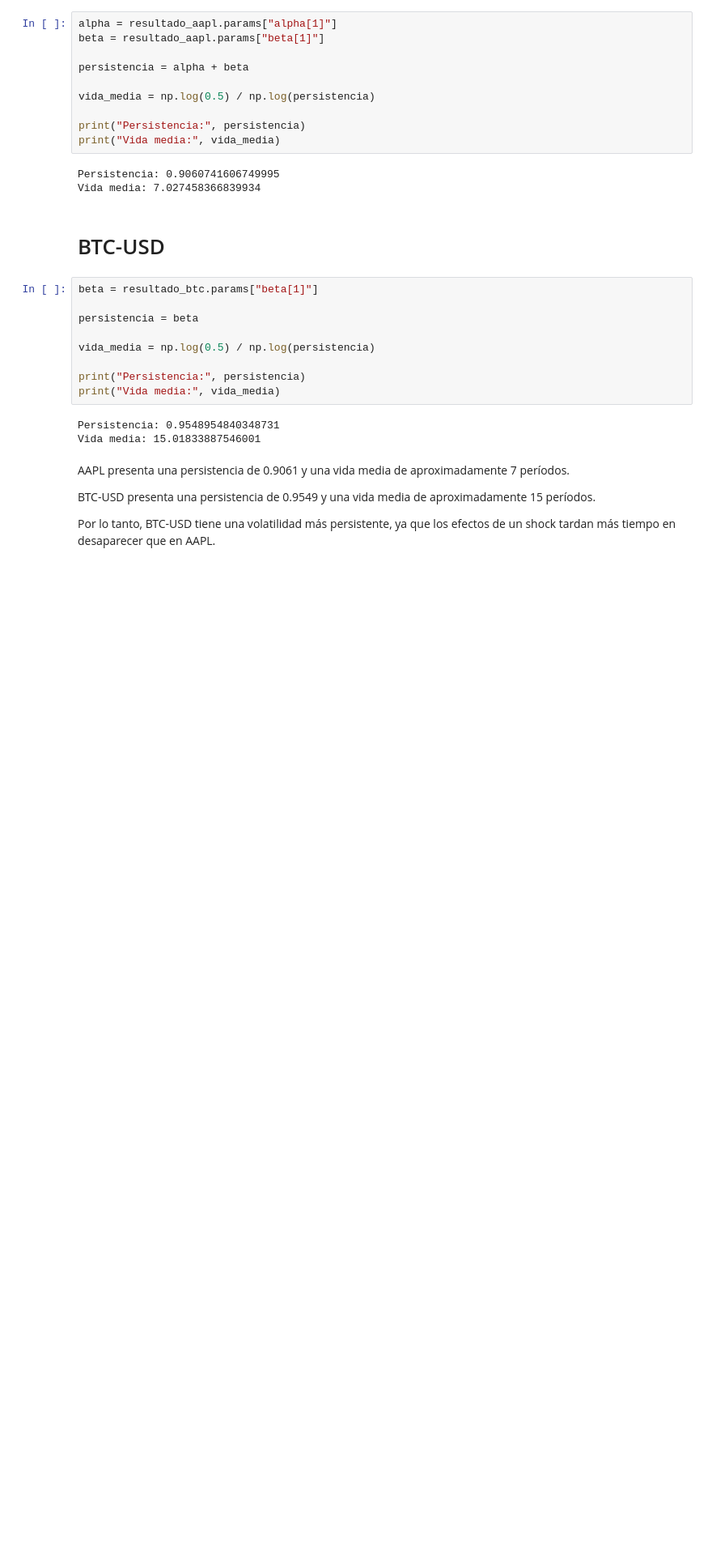
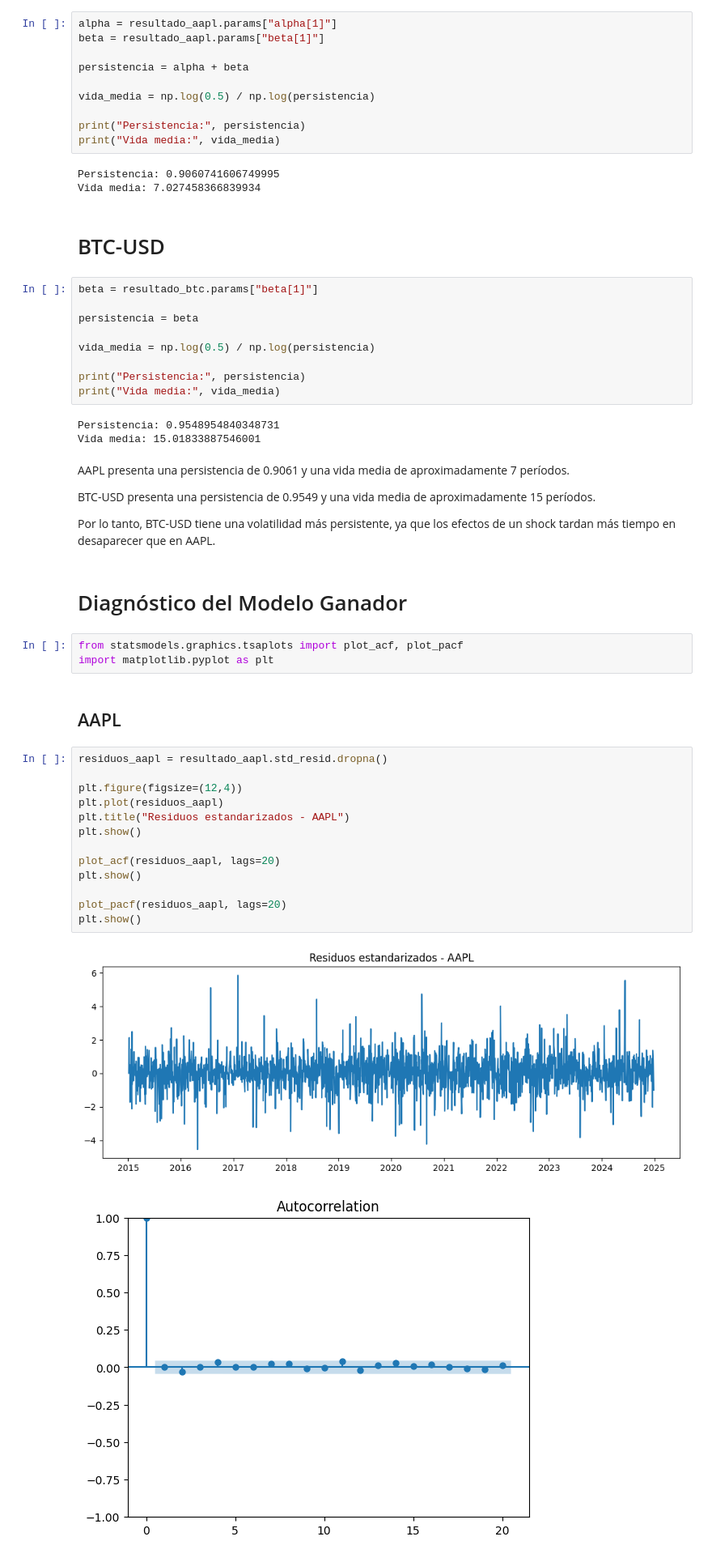
Before and after one commit to Antoniacifuentes/ds_finance_cifuentes, a Jupyter notebook: notebooks/hw5.ipynb, the cells around one changed output. Shown at 81% size. Cells and saved outputs as stored; diff of their text form; blank space fills up the shorter version.

```diff
--- a/notebooks/hw5.ipynb
+++ b/notebooks/hw5.ipynb
@@ -1062,3 +1062,26 @@ AAPL presenta una persistencia de 0.9061 y una vida media de aproximadamente 7 p
 BTC-USD presenta una persistencia de 0.9549 y una vida media de aproximadamente 15 períodos.
 
 Por lo tanto, BTC-USD tiene una volatilidad más persistente, ya que los efectos de un shock tardan más tiempo en desaparecer que en AAPL.
+# %% [markdown]
+# Diagnóstico del Modelo Ganador
+# %%
+from statsmodels.graphics.tsaplots import plot_acf, plot_pacf
+import matplotlib.pyplot as plt
+# %% [markdown]
+## AAPL
+# %%
+residuos_aapl = resultado_aapl.std_resid.dropna()
+
+plt.figure(figsize=(12,4))
+plt.plot(residuos_aapl)
+plt.title("Residuos estandarizados - AAPL")
+plt.show()
+
+plot_acf(residuos_aapl, lags=20)
+plt.show()
+
+plot_pacf(residuos_aapl, lags=20)
+plt.show()
+# %% [output]
+[figure, added]
+[figure, added]
```
Also changed, not shown: parts of 22 cells of this notebook.
